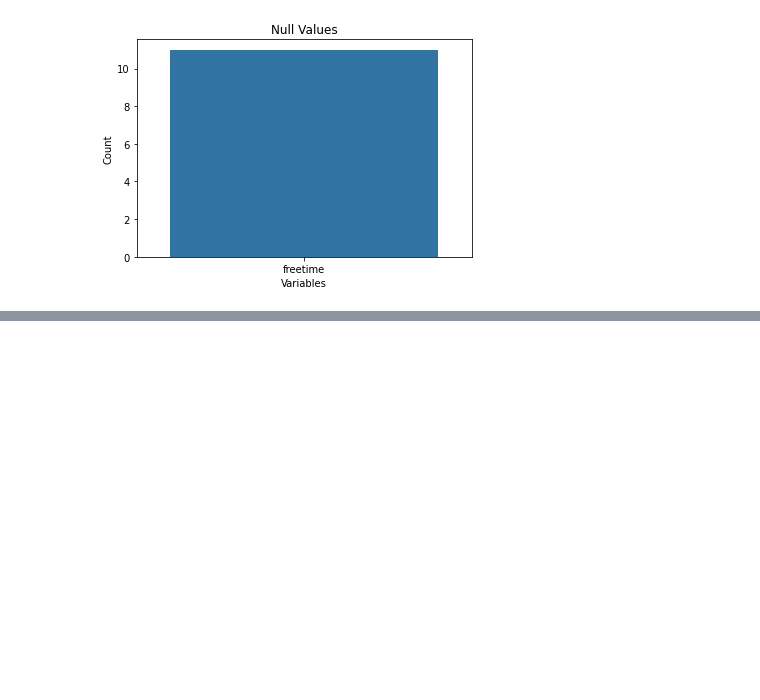
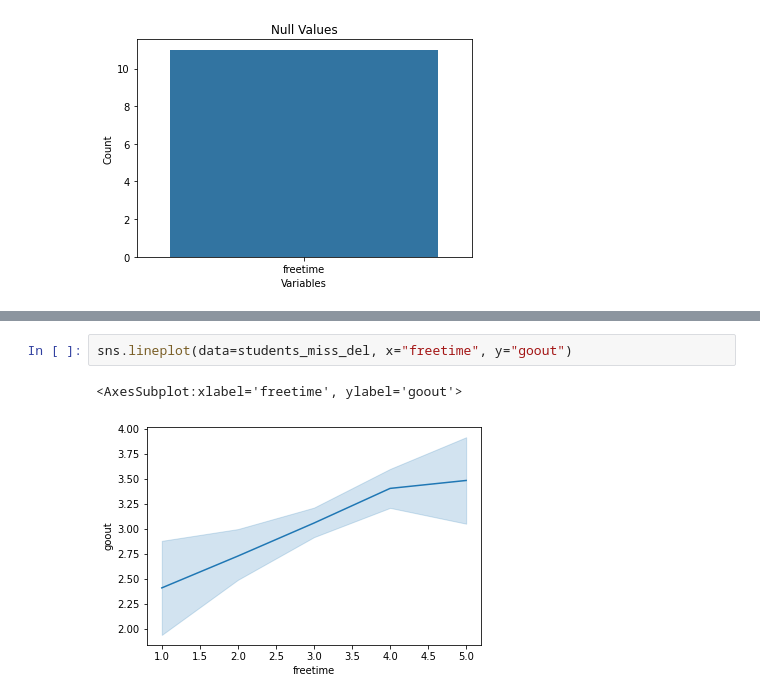
Before and after one commit to Anna-MariaSjolund/Data-Handling-Anna-MariaSjolund, a Jupyter notebook: Exercises/week1_01.ipynb, the cells around one changed output, grey strips where cells are left out. Drawn from its saved outputs; the diff is of its cells as text; blank space fills up the shorter version.

```diff
--- a/Exercises/week1_01.ipynb
+++ b/Exercises/week1_01.ipynb
@@ -234,0 +247,5 @@ plot_missing(students_miss_del)
+# %%
+sns.lineplot(data=students_miss_del, x="freetime", y="goout")
+# %% [output]
+<AxesSubplot:xlabel='freetime', ylabel='goout'>
+[figure, added]
```
Also changed, not shown: parts of 5 cells of this notebook.
